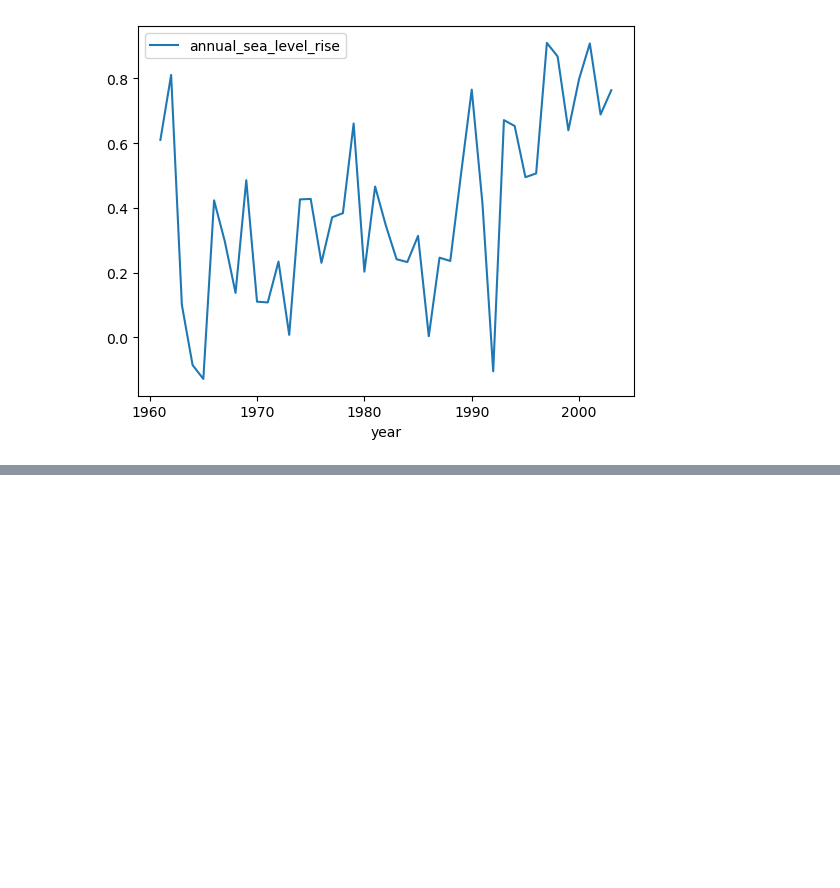
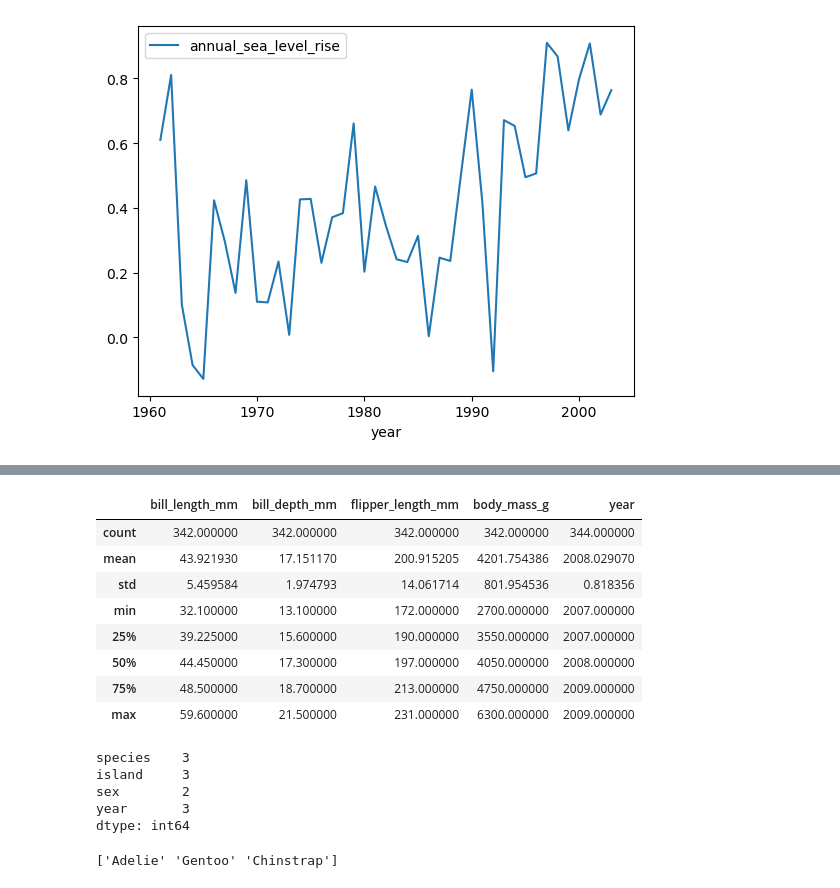
Before and after one commit to lunacatalan/eds-220-lesson2-pandas, a Jupyter notebook: Lesson-4-plotting.ipynb, the cells around one changed output, grey strips where cells are left out. Cells and saved outputs as stored; diff of their text form; code cells hidden in the pictures; blank space fills up the shorter version.

```diff
--- a/Lesson-4-plotting.ipynb
+++ b/Lesson-4-plotting.ipynb
@@ -129,0 +171,30 @@ df.plot(x = 'year',
+# %%
+# simple statistics about numeric columns
+penguins.describe()
+# %% [output]
+|  | bill_length_mm | bill_depth_mm | flipper_length_mm | body_mass_g | year |
+| count | 342.000000 | 342.000000 | 342.000000 | 342.000000 | 344.000000 |
+| mean | 43.921930 | 17.151170 | 200.915205 | 4201.754386 | 2008.029070 |
+| std | 5.459584 | 1.974793 | 14.061714 | 801.954536 | 0.818356 |
+| min | 32.100000 | 13.100000 | 172.000000 | 2700.000000 | 2007.000000 |
+| 25% | 39.225000 | 15.600000 | 190.000000 | 3550.000000 | 2007.000000 |
+| 50% | 44.450000 | 17.300000 | 197.000000 | 4050.000000 | 2008.000000 |
+| 75% | 48.500000 | 18.700000 | 213.000000 | 4750.000000 | 2009.000000 |
+| max | 59.600000 | 21.500000 | 231.000000 | 6300.000000 | 2009.000000 |
+# %%
+# for categorical data and year count unique values
+
+penguins[['species', 'island', 'sex', 'year']].nunique()
+# %% [output]
+species    3
+island     3
+sex        2
+year       3
+dtype: int64
+# %%
+# get unique values for specific columns
+# unique values in species column
+
+print(penguins.species.unique())
+# %% [output]
+['Adelie' 'Gentoo' 'Chinstrap']
```
Also changed, not shown: parts of 6 cells of this notebook.
